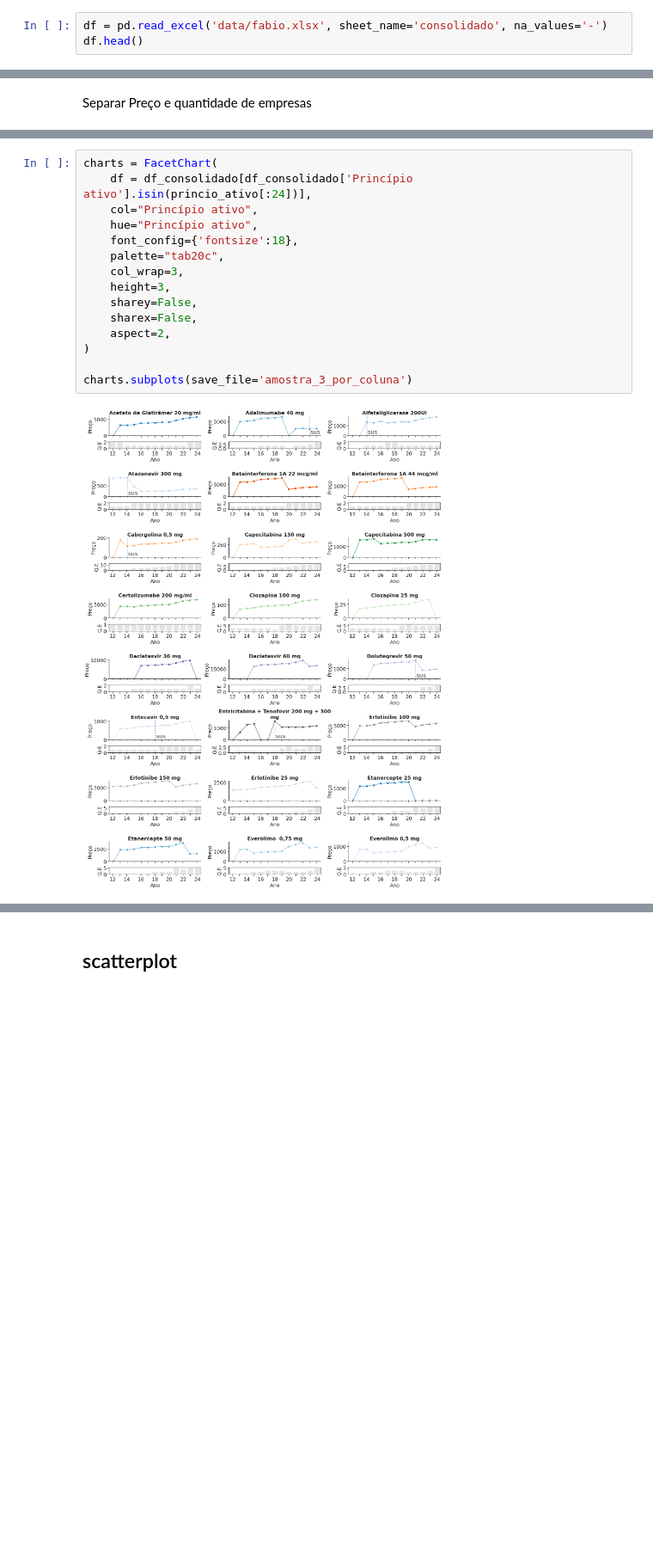
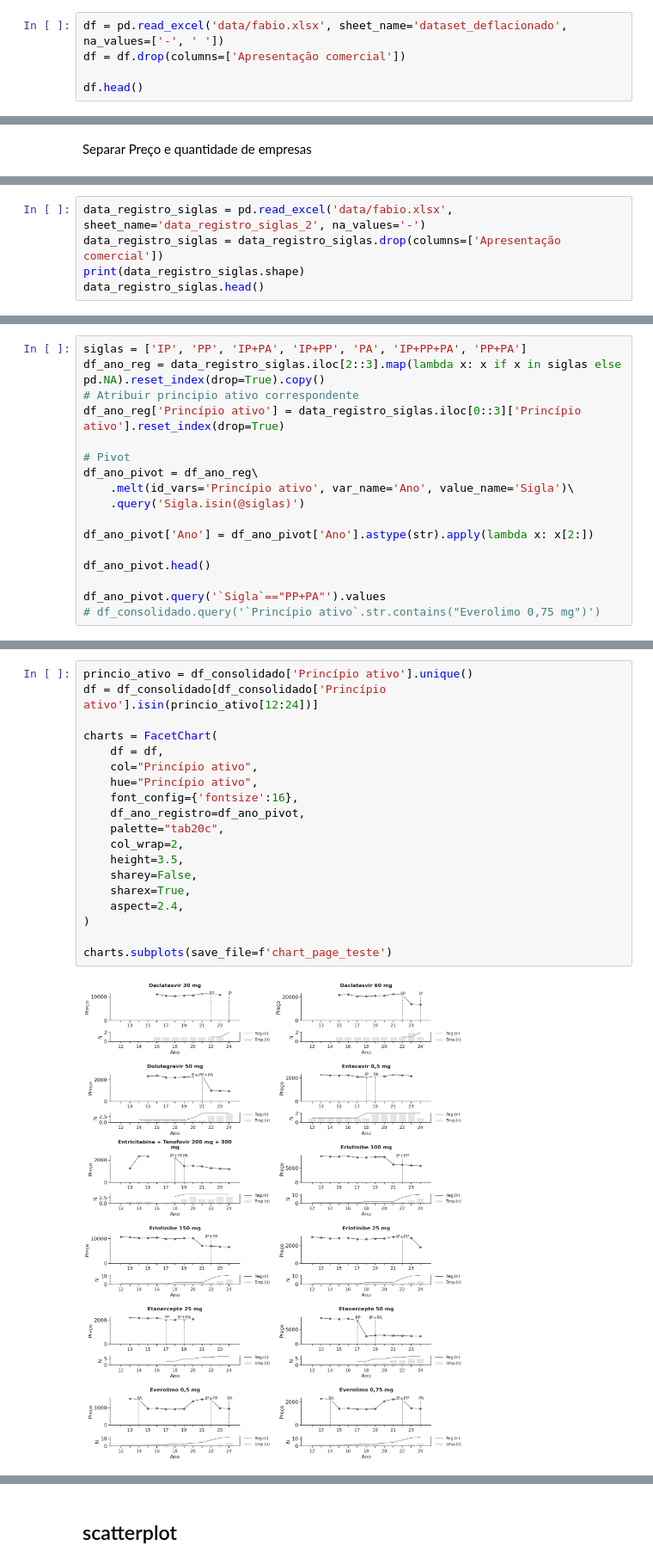
Before and after one commit to silva-fabiofreitas/EDA, a Jupyter notebook: medicamentos/eda.ipynb, the cells around one changed output, grey strips where cells are left out. Shown at 86% size. Drawn from its saved outputs; the diff is of its cells as text; blank space fills up the shorter version.

```diff
--- a/medicamentos/eda.ipynb
+++ b/medicamentos/eda.ipynb
@@ -1,7 +1,9 @@
 # %%
 import pandas as pd
 # %%
-df = pd.read_excel('data/fabio.xlsx', sheet_name='consolidado', na_values='-')
+df = pd.read_excel('data/fabio.xlsx', sheet_name='dataset_deflacionado', na_values=['-', ' '])
+df = df.drop(columns=['Apresentação comercial'])
+
 df.head()
 # %% [output]
 |  | Princípio ativo | 2012 | 2013 | 2014 | 2015 | 2016 | 2017 | 2018 | 2019 | 2020 | ... |
@@ -79,0 +129,5 @@ df_ano_base.head()
+# %%
+data_registro_siglas = pd.read_excel('data/fabio.xlsx', sheet_name='data_registro_siglas_2', na_values='-')
+data_registro_siglas = data_registro_siglas.drop(columns=['Apresentação comercial'])
+print(data_registro_siglas.shape)
+data_registro_siglas.head()
@@ -79,0 +142,17 @@ df_ano_base.head()
+# %%
+siglas = ['IP', 'PP', 'IP+PA', 'IP+PP', 'PA', 'IP+PP+PA', 'PP+PA']
+df_ano_reg = data_registro_siglas.iloc[2::3].map(lambda x: x if x in siglas else pd.NA).reset_index(drop=True).copy()
+# Atribuir principio ativo correspondente
+df_ano_reg['Princípio ativo'] = data_registro_siglas.iloc[0::3]['Princípio ativo'].reset_index(drop=True)
+
+# Pivot
+df_ano_pivot = df_ano_reg\
+    .melt(id_vars='Princípio ativo', var_name='Ano', value_name='Sigla')\
+    .query('Sigla.isin(@siglas)')
+
+df_ano_pivot['Ano'] = df_ano_pivot['Ano'].astype(str).apply(lambda x: x[2:])
+
+df_ano_pivot.head()
+
+df_ano_pivot.query('`Sigla`=="PP+PA"').values
+# df_consolidado.query('`Princípio ativo`.str.contains("Everolimo 0,75 mg")')
@@ -196,20 +321,24 @@ class FacetChart:
 
         return grid
 # %%
+princio_ativo = df_consolidado['Princípio ativo'].unique()
+df = df_consolidado[df_consolidado['Princípio ativo'].isin(princio_ativo[12:24])]
+
 charts = FacetChart(
-    df = df_consolidado[df_consolidado['Princípio ativo'].isin(princio_ativo[:24])],
+    df = df,
     col="Princípio ativo",
     hue="Princípio ativo",
-    font_config={'fontsize':18},
+    font_config={'fontsize':16},
+    df_ano_registro=df_ano_pivot,
     palette="tab20c",
-    col_wrap=3,
-    height=3,
+    col_wrap=2,
+    height=3.5,
     sharey=False,
-    sharex=False,
-    aspect=2,
+    sharex=True,
+    aspect=2.4,
 )
 
-charts.subplots(save_file='amostra_3_por_coluna')
+charts.subplots(save_file=f'chart_page_teste')
 # %% [output]
-[figure, old version]
+[figure, new version]
 <seaborn.axisgrid.FacetGrid at 0x...>
```
Also changed, not shown: parts of 34 cells of this notebook, 4 other files.
